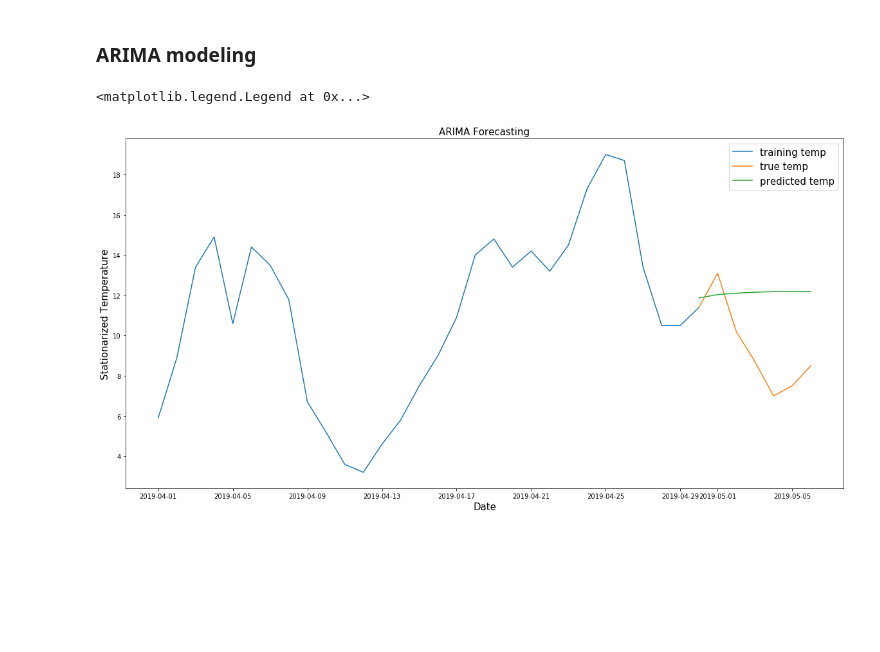
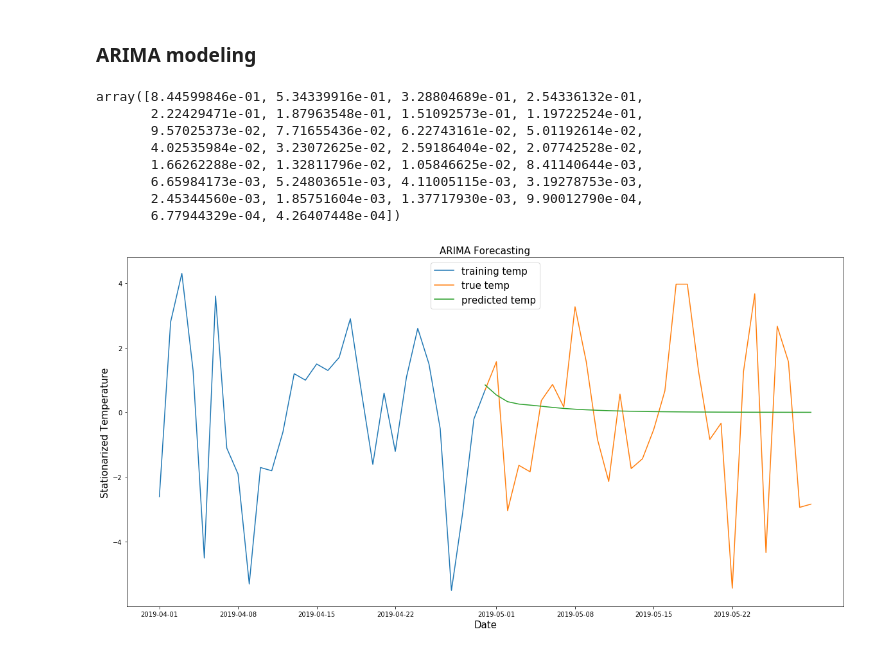
Before and after one commit to gdq12/Spicedprojects, a Jupyter notebook: Project5TimeSeries/ARIMA.ipynb, the cells around one changed output. Drawn from its saved outputs; the diff is of its cells as text; code cells hidden in the pictures; blank space fills up the shorter version.

```diff
--- a/Project5TimeSeries/ARIMA.ipynb
+++ b/Project5TimeSeries/ARIMA.ipynb
@@ -9,7 +9,7 @@ import itertools
 import warnings
 # %%
 tempelhof=pd.read_csv('TG_STAID002759.txt', skiprows=20, names=['SOUID', 'DATE', 'temp', 'Q_TG'],
-                 dtype={'SOUID':'int64''%Y, 'temp':'int64','Q_TG':'int64'})
+                 dtype={'SOUID':'int64', 'temp':'int64','Q_TG':'int64'})
 tempelhof=tempelhof.set_index(pd.to_datetime(tempelhof.DATE, format='%Y%m%d', errors='ignore')).drop('DATE', axis=1)
 tempelhof=tempelhof['2010':].drop('Q_TG', axis=1)
 tempelhof['month_name']=tempelhof.index.month_name()
@@ -102,19 +102,30 @@ aic_table[aic_table.aic_score != 0].sort_values('aic_score').head()
 # method 1
 model=ARIMA(ytrain, order=(4,0,1))
 model_fit=model.fit()
-ypred=model_fit.forecast(steps=7)[0]
+ypred=model_fit.forecast(steps=30)[0]
+# %%
+ypred
+# %% [output]
+array([8.44599846e-01, 5.34339916e-01, 3.28804689e-01, 2.54336132e-01,
+       2.22429471e-01, 1.87963548e-01, 1.51092573e-01, 1.19722524e-01,
+       9.57025373e-02, 7.71655436e-02, 6.22743161e-02, 5.01192614e-02,
+       4.02535984e-02, 3.23072625e-02, 2.59186404e-02, 2.07742528e-02,
+       1.66262288e-02, 1.32811796e-02, 1.05846625e-02, 8.41140644e-03,
+       6.65984173e-03, 5.24803651e-03, 4.11005115e-03, 3.19278753e-03,
+       2.45344560e-03, 1.85751604e-03, 1.37717930e-03, 9.90012790e-04,
+       6.77944329e-04, 4.26407448e-04])
 # %%
 plt.figure(figsize=(20,10))
 plt.plot(ytrain[-30:].index, ytrain[-30:], label='training temp')
-plt.plot(ytest[:7].index, ytest[:7], label='true temp')
-plt.plot(ytest[:7].index, ypred, label='predicted temp')
+plt.plot(ytest[:30].index, ytest[:30], label='true temp')
+plt.plot(ytest[:30].index, ypred, label='predicted temp')
 plt.title('ARIMA Forecasting', fontsize=15)
 plt.xlabel('Date', fontsize=15)
 plt.ylabel('Stationarized Temperature', fontsize=15)
 plt.legend(fontsize=15)
+plt.savefig('ARIMA_forecast.png')
 # %% [output]
-<matplotlib.legend.Legend at 0x...>
-[figure, old version]
+[figure, new version]
 # %%
 # method 2: Rolling Forecast (https://machinelearningmastery.com/arima-for-time-series-forecasting-with-python/)
 X=tempelhof['deseason']['2018-04-29':].values
```
Also changed, not shown: parts of 2 cells of this notebook, 9 other files.
